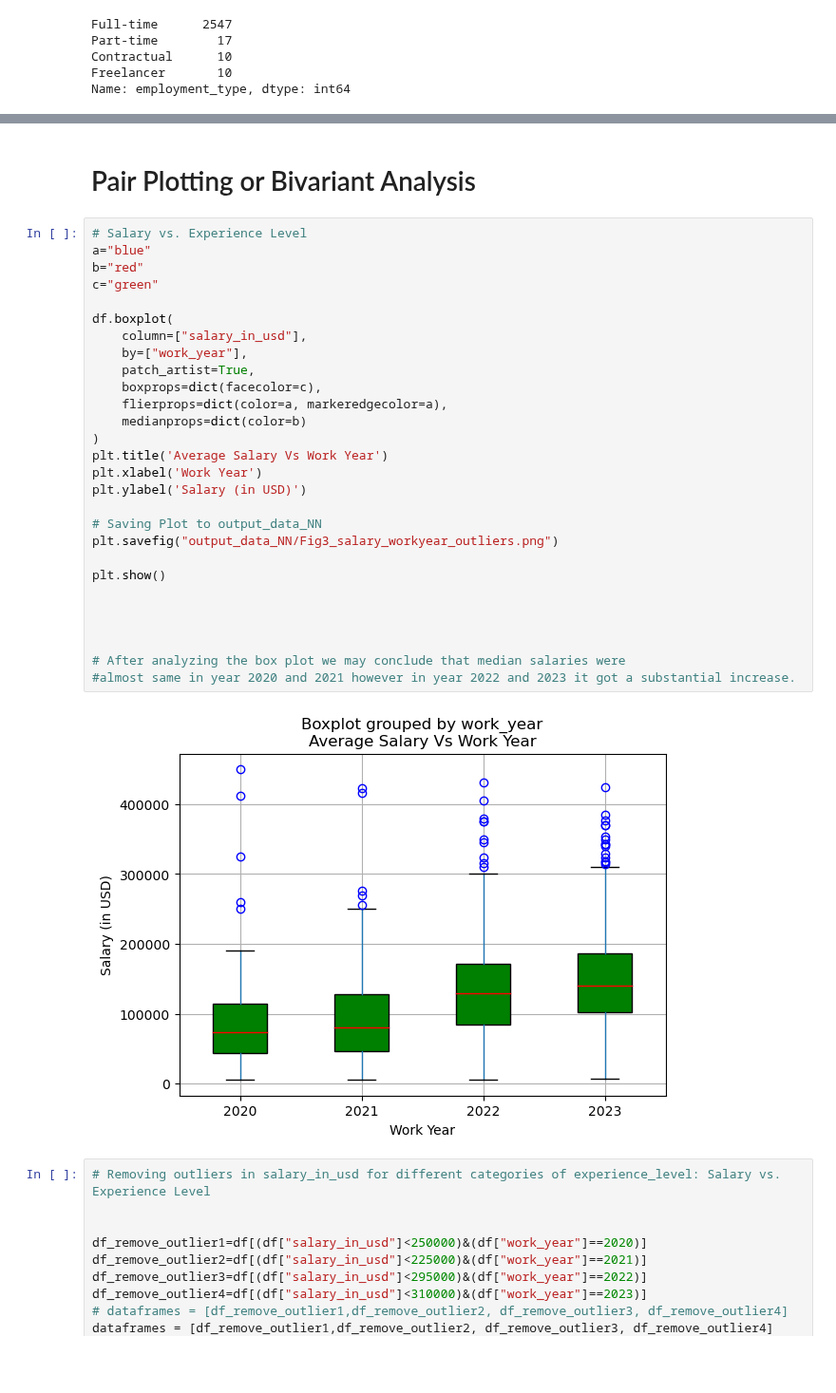
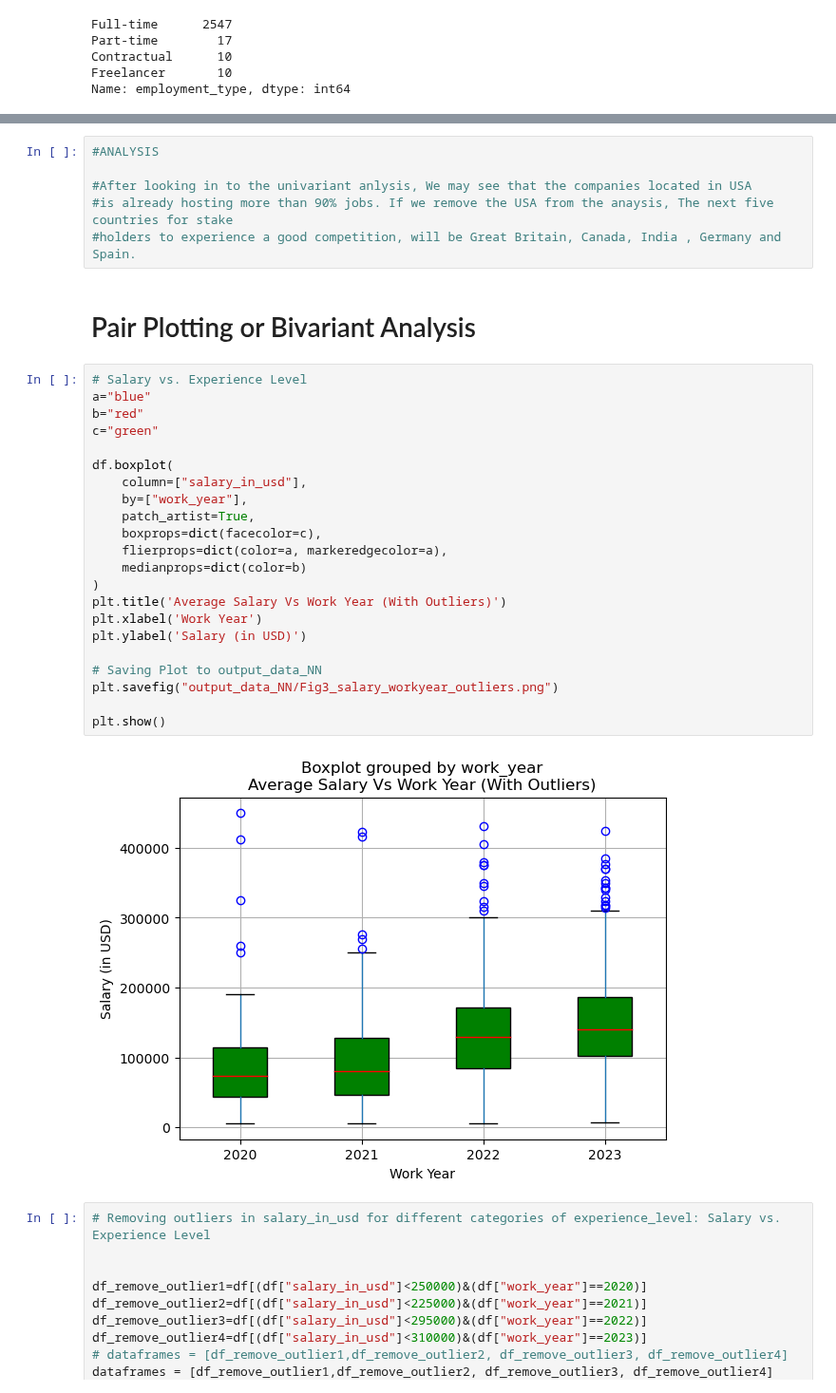
Before and after one commit to garimac12/project_acai, a Jupyter notebook: Project_NN.ipynb, the cells around one changed output, grey strips where cells are left out. Shown at 95% size. Drawn from its saved outputs; the diff is of its cells as text; blank space fills up the shorter version.

```diff
--- a/Project_NN.ipynb
+++ b/Project_NN.ipynb
@@ -168,35 +200,35 @@ plt.show()
+# %%
+#ANALYSIS
+
+#After looking in to the univariant anlysis, We may see that the companies located in USA
+#is already hosting more than 90% jobs. If we remove the USA from the anaysis, The next five countries for stake
+#holders to experience a good competition, will be Great Britain, Canada, India , Germany and Spain.
 # %% [markdown]
 # Pair Plotting or Bivariant Analysis
 # %%
 # Salary vs. Experience Level
 a="blue"
 b="red"
 c="green"
 
 df.boxplot(
     column=["salary_in_usd"],
     by=["work_year"],
     patch_artist=True,
     boxprops=dict(facecolor=c),
     flierprops=dict(color=a, markeredgecolor=a),
     medianprops=dict(color=b)
 )
-plt.title('Average Salary Vs Work Year')
+plt.title('Average Salary Vs Work Year (With Outliers)')
 plt.xlabel('Work Year')
 plt.ylabel('Salary (in USD)')
 
 # Saving Plot to output_data_NN
 plt.savefig("output_data_NN/Fig3_salary_workyear_outliers.png")
 
 plt.show()
-
-
-
-
-# After analyzing the box plot we may conclude that median salaries were
-#almost same in year 2020 and 2021 however in year 2022 and 2023 it got a substantial increase.
 # %% [output]
-[figure, old version]
+[figure, new version]
 # %%
 # Removing outliers in salary_in_usd for different categories of experience_level: Salary vs. Experience Level
 
```
Also changed, not shown: parts of 13 cells of this notebook.
